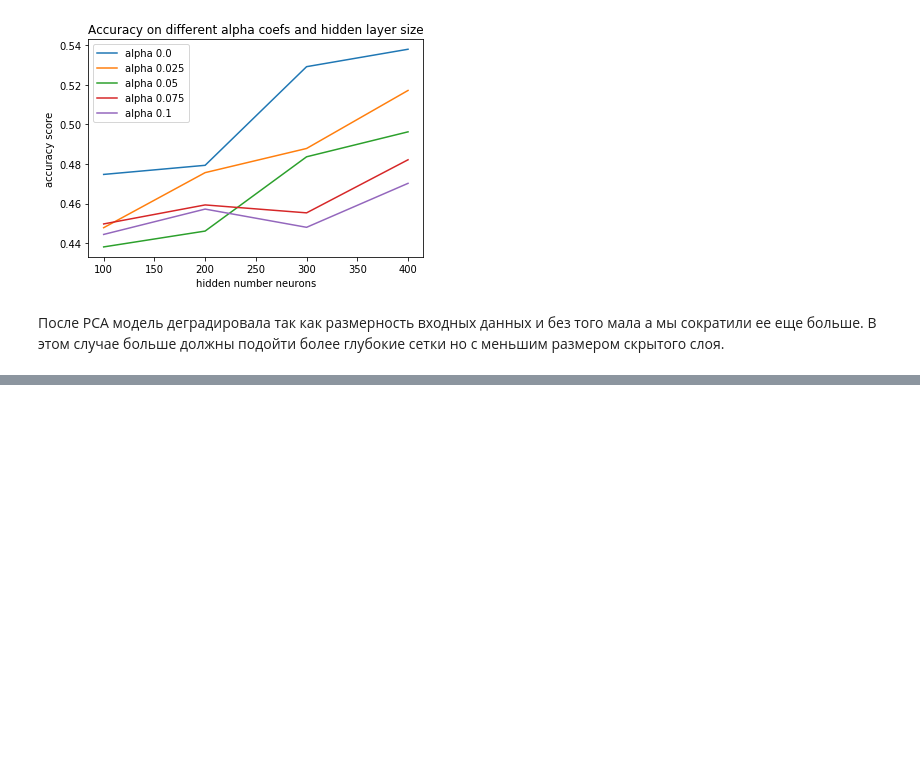
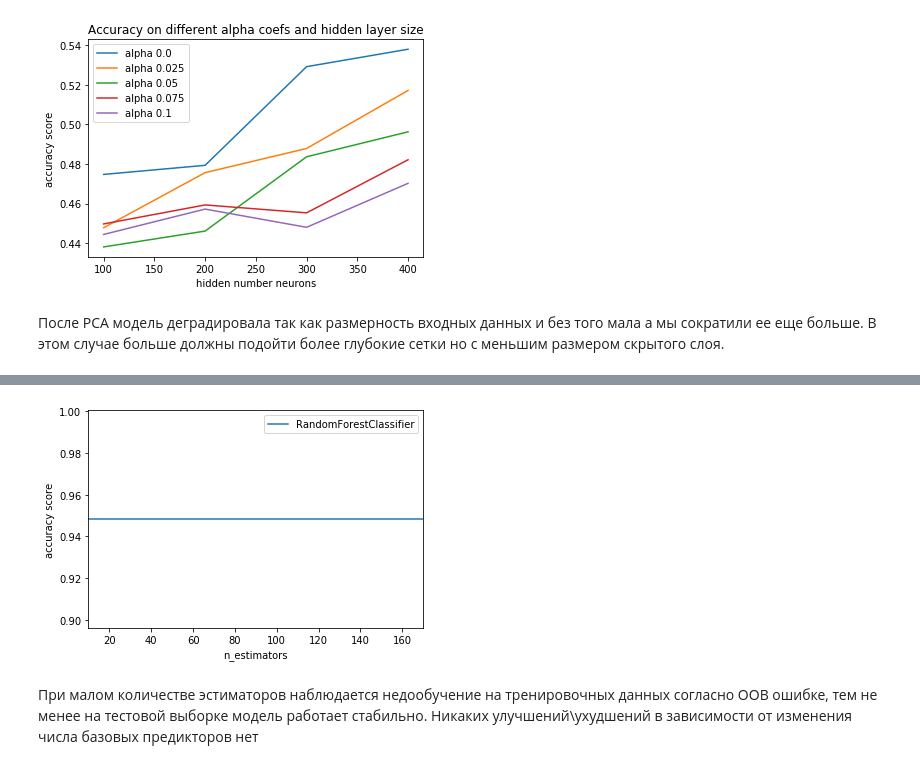
Before and after one commit to Northengard/HSE_ML_COURSE, a Jupyter notebook: spanish-high-speed-rail-tickets-pricing.ipynb, the cells around one changed output, grey strips where cells are left out. Cells and saved outputs as stored; diff of their text form; code cells hidden in the pictures; blank space fills up the shorter version.

```diff
--- a/spanish-high-speed-rail-tickets-pricing.ipynb
+++ b/spanish-high-speed-rail-tickets-pricing.ipynb
@@ -1190,0 +1223,11 @@ plt.show()
+# %%
+plt.plot(range(min_estimators, max_estimators + 1, 20), acc_rate[label], label=label)
+plt.xlim(min_estimators, max_estimators)
+plt.xlabel("n_estimators")
+plt.ylabel("accuracy score")
+plt.legend(loc="upper right")
+plt.show()
+# %% [output]
+[figure, added]
+# %% [markdown]
+При малом количестве эстиматоров наблюдается недообучение на тренировочных данных согласно OOB ошибке, тем не менее на тестовой выборке модель работает стабильно. Никаких улучшений\ухудшений в зависимости от изменения числа базовых предикторов нет
```
Also changed, not shown: parts of 9 cells of this notebook.
